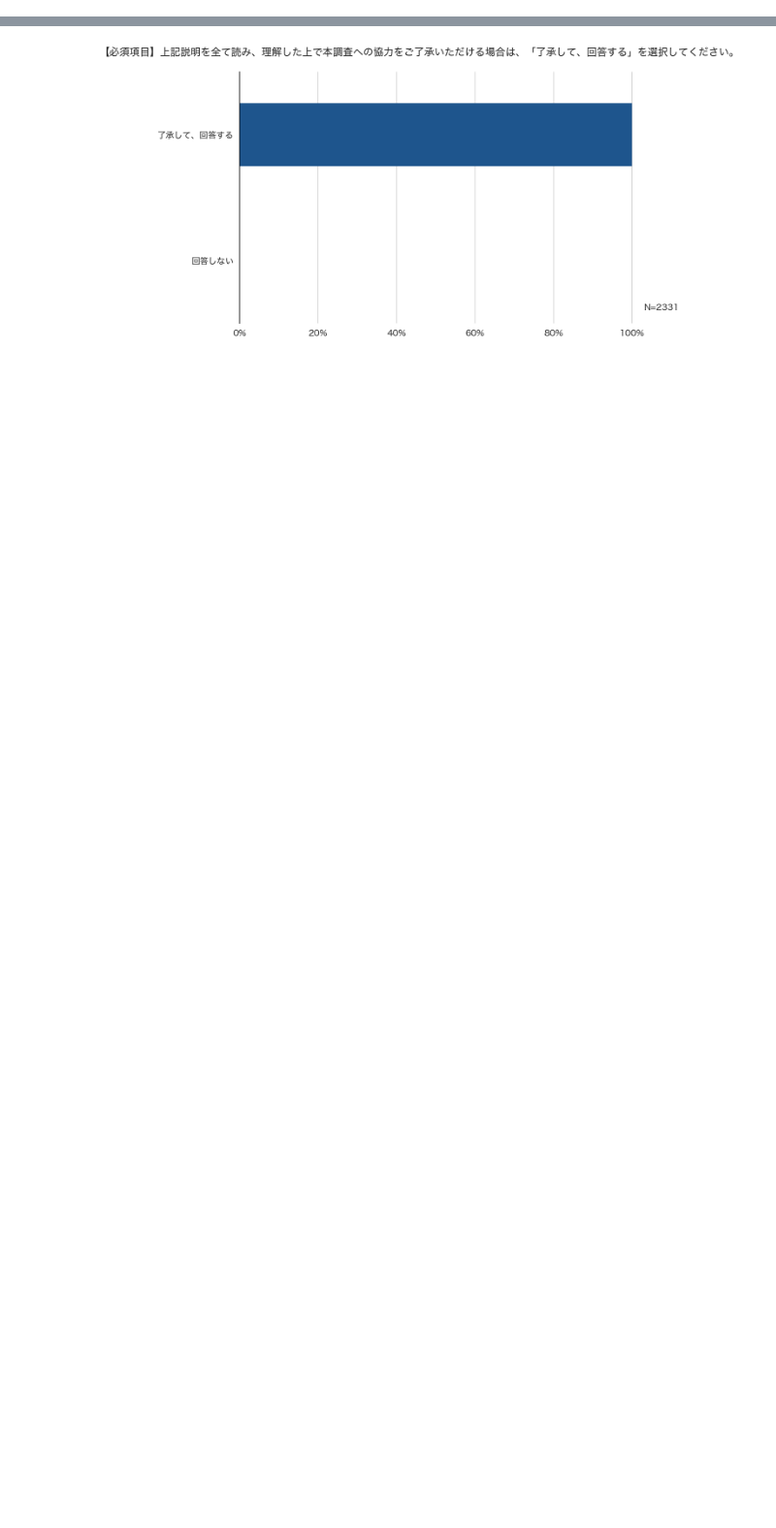
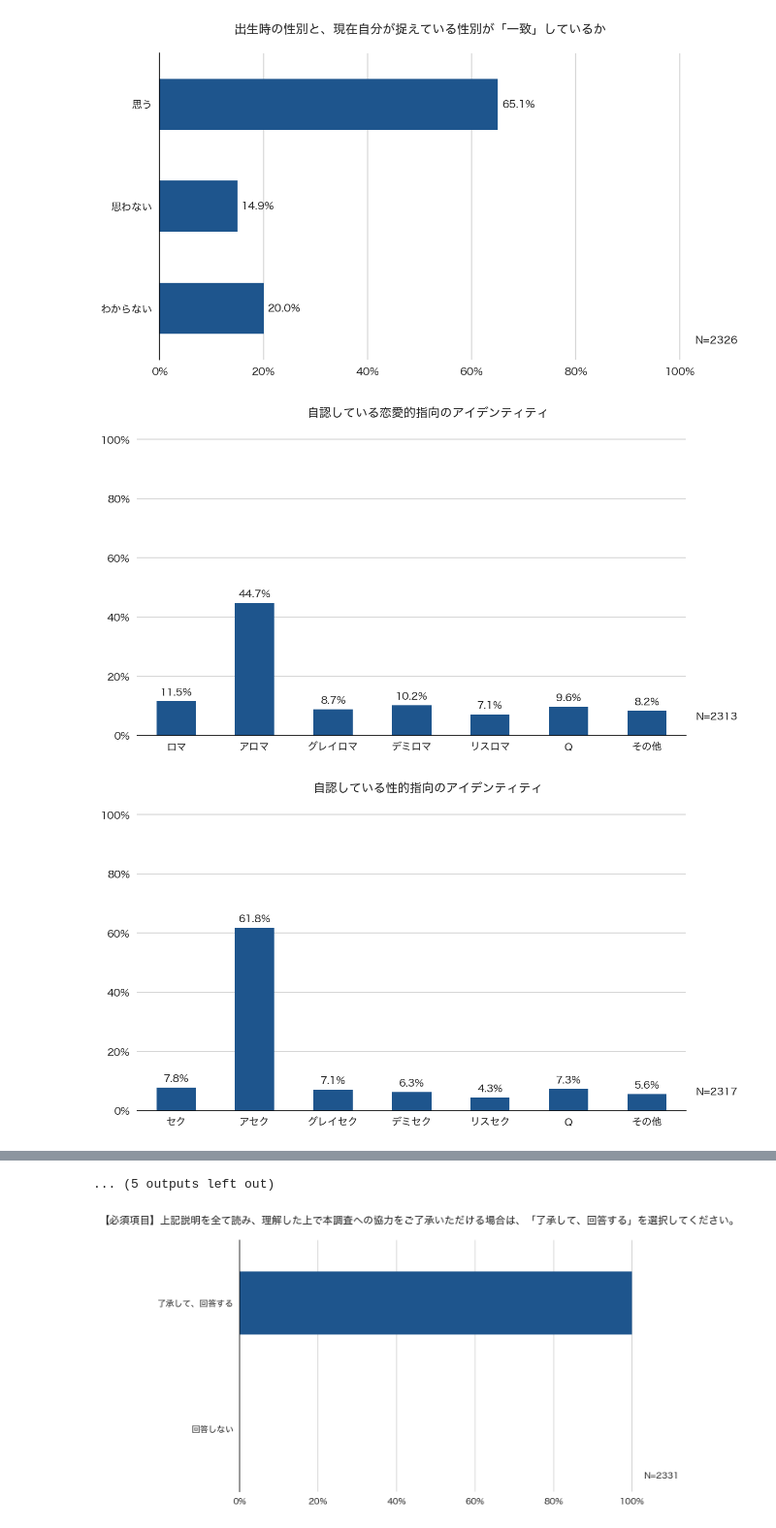
Before and after one commit to ypresto/asloop-survey, a Jupyter notebook: plot.ipynb, the cells around one changed output, grey strips where cells are left out. Shown at 97% size. Cells and saved outputs as stored; diff of their text form; code cells hidden in the pictures; blank space fills up the shorter version.

```diff
--- a/plot.ipynb
+++ b/plot.ipynb
@@ -44,7 +44,7 @@ def adjust_figure_for_v(figure: Figure, n: int | None, title: str, description:
     if description:
         figure.text(0.03, -0.02, description, ha='left', va='top')
 
-def adjust_figure_for_h(figure: Figure, n: int | None, title: str, description: str = '', percent: bool = True):
+def adjust_figure_for_h(figure: Figure, n: int | None, title: str, description: str = '', percent: bool = True, bar_label: bool = True):
     ax = figure.axes[0]
     ax.spines['right'].set_visible(False)
     ax.spines['top'].set_visible(False)
@@ -54,6 +54,9 @@ def adjust_figure_for_h(figure: Figure, n: int | None, title: str, description:
     if percent:
         ax.xaxis.set_major_formatter(ticker.PercentFormatter())
         ax.xaxis.set_major_locator(percent_locator)
+        if bar_label:
+            for container in ax.containers:
+                ax.bar_label(container, fmt='%.1f%%', padding=4)
         ax.set_xlim(xmin=0, xmax=101, auto=None) # 101 for prevent tick label from being clipped by frame.
     figure.suptitle(title)
     figure.subplots_adjust(top=0.9, right=0.9)
@@ -63,7 +66,7 @@ def adjust_figure_for_h(figure: Figure, n: int | None, title: str, description:
         figure.text(0.03, -0.02, description, ha='left', va='top')
 
 def adjust_figure_for_h_stack(figure: Figure, n: int | None, title: str, description: str = ''):
-    adjust_figure_for_h(figure, n, title, description, True)
+    adjust_figure_for_h(figure, n, title, description, percent=True, bar_label=False)
 
     class ReversePercentFormatter(ticker.PercentFormatter):
         def format_pct(self, x, display_range) -> str:
@@ -123,15 +147,15 @@ for col in choices_df[choices_df['複数回答'] == 1].index:
 from typing import List
 
 
-def plot_bar(column: str, direction: str, title: str, description: str = '', other_groups: List[str] = []):
+def plot_bar(column: str, direction: str, title: str, description: str = '', other_groups: List[str] = [], sort: bool = False):
     values = df[column].dropna()
     if choices_df.loc[column, '複数回答'] == 1:
         values = values[df[column].astype(bool)]  # drop empty list
     n = len(values)
 
-    grouped = values.explode().value_counts() * 100 / n
+    grouped = values.explode().value_counts(sort=sort) * 100 / n
 
-    choices = pd.Index(choices_df.loc[column, '選択肢']).union(grouped.index, sort=False)
+    choices = grouped.index if sort else pd.Index(choices_df.loc[column, '選択肢']).union(grouped.index, sort=False)
     index_order = choices.drop(other_groups, errors='ignore').append(pd.Index(other_groups))
 
     grouped = grouped.reindex(index_order)
@@ -214,0 +224,44 @@ M
+# %%
+# 描画
+
+plot_bar('M', 'h', '出生時の性別と、現在自分が捉えている性別が「一致」しているか')
+# "左：「一致」している人の男女比(Aro/Ace調査)
+# 右：国勢調査の男女比"	N		横積み上げ		国勢調査との比較
+# 年齢	D		縦棒		スライド2枚：①国勢調査との比較、②前年度と比較、
+# 居住地	E		縦棒		国勢調査との比較		日本以外
+plot_bar('Y', 'v', '自認している恋愛的指向のアイデンティティ')
+plot_bar('AN', 'v', '自認している性的指向のアイデンティティ')
+# 主な恋愛的指向×性的指向アイデンティティの組み合わせ	Y	AN	表	＊組み合わせの中から任意で抜粋しているため、回答数による降順ではない	IDの組み合わせ、前年度と比較→縦軸にセクシュアリティの組み合わせ、横軸に2020・2022を入れて1枚の大きな表にしてほしいです（右の青い部分を見て）
+
+plot_bar('AZ', 'h', '自分がAro/Aceであることをカミングアウトした相手(複数回答)',
+    '＊1　本調査におけるカミングアウトは「自分のセクシュアリティを他者に自ら打ち明けること」であり、単に恋愛や性的な事柄への無関心などを伝えることではなく、自分のあり方や自認について詳しく説明した経験と定義した\n＊2　複数回答で「誰にも伝えていない」を選択していた場合、誤答として処理した',
+    other_groups=['その他'],
+    sort=True)
+
+plot_staked_hbar_grouped('AF', 'AN', '自分に"性欲"があると思うか×性的指向')
+plot_staked_hbar_grouped('AE', 'AN', '他の人と性行為をしようと思うことがあるか×性的指向')
+plot_staked_hbar_grouped('AH', 'AN', '他の人を性的な意味で魅力的だと感じたことがあるか×性的指向')
+
+plot_staked_hbar_grouped('S', 'Y', '胸が「ドキドキ」する感情を抱くことがあるか×恋愛的指向')
+plot_staked_hbar_grouped('Q', 'Y', '「付き合いたい」と思うことがあるか×恋愛的指向')
+
+plot_bar('BB', 'h', '過去の恋人人数')
+plot_bar('CX', 'h', 'これまでに性行為をした人数', '＊本調査における性⾏為の例：他の⼈と⼿や⼝で性器などを刺激すること、挿⼊⾏為など')
+
+plot_bar('CH', 'h', '特定の行動に対する嫌悪感(複数回答)', '＊複数回答で「どれにも嫌悪感を覚えない」を選択していた場合、誤答として処理した（嫌悪感に関する質問は以下同様）', ['どれにも嫌悪感を覚えない'])
+
+# 恋愛要素のあることに対する嫌悪感×恋愛的指向	CF	Y	縦棒	＊質問紙には上記以外に「異性間の恋愛作品の鑑賞」、「男性同士の恋愛作品の鑑賞」、「女性同士の恋愛作品の鑑賞」という選択肢があり、「どれにも嫌悪感を覚えない」はそれらを含め覚えないと回答したものである	一部設問のみ表示：「他の人の恋愛話を聞く」、「自分の恋愛話を聞かれる」、「どれにも嫌悪感を覚えない」		どれにも嫌悪感を覚えない
+plot_bar('BK', 'h', '恋愛関係かつ性的関係のあるパートナー等を望むか')
+plot_bar('BM', 'h', '恋愛関係も性的関係もないパートナー等を望むか')
+plot_bar('CO', 'h', 'Aro/Aceであることで経験したこと（複数回答）', '＊複数回答で「とくになかった」を選択していた場合、「とくになかった」以外の回答を誤答として処理した', other_groups=['その他', 'とくになかった'], sort=True)
+
+plot_staked_hbar('CC', 'Aro/Aceに関する作品を望むか')
+
+# plot_bar_grouped('AB', 'Y', '自認（性的指向）をためらったことがあるか×性的指向')
+# plot_bar_grouped('AP', 'AN', '自認（恋愛的指向）をためらったことがあるか×恋愛的指向')
+
+plot_bar('CQ', 'h', 'Aro/Aceとして生きる中で不安を感じること（複数回答）', '＊複数回答で「とくにない」を選択していた場合、「とくにない」以外の回答を誤答として処理した', other_groups=['その他', 'とくにない'], sort=True)
+# %% [output]
+[figure, added]
+[figure, added]
+[figure, added]
@@ -215 +277,2 @@ M
+... (5 outputs left out)
 # %%
```
Also changed, not shown: parts of 5 cells of this notebook.
